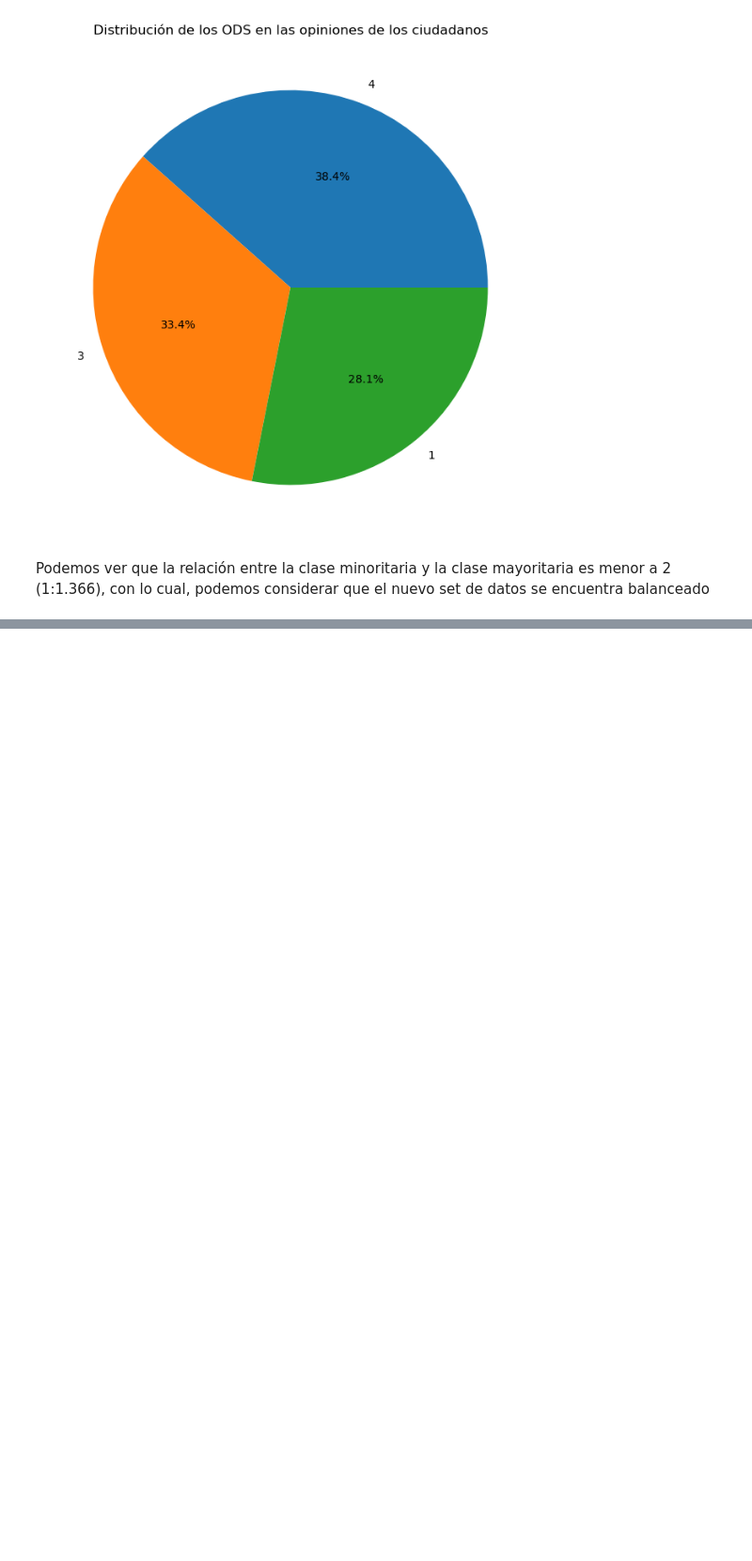
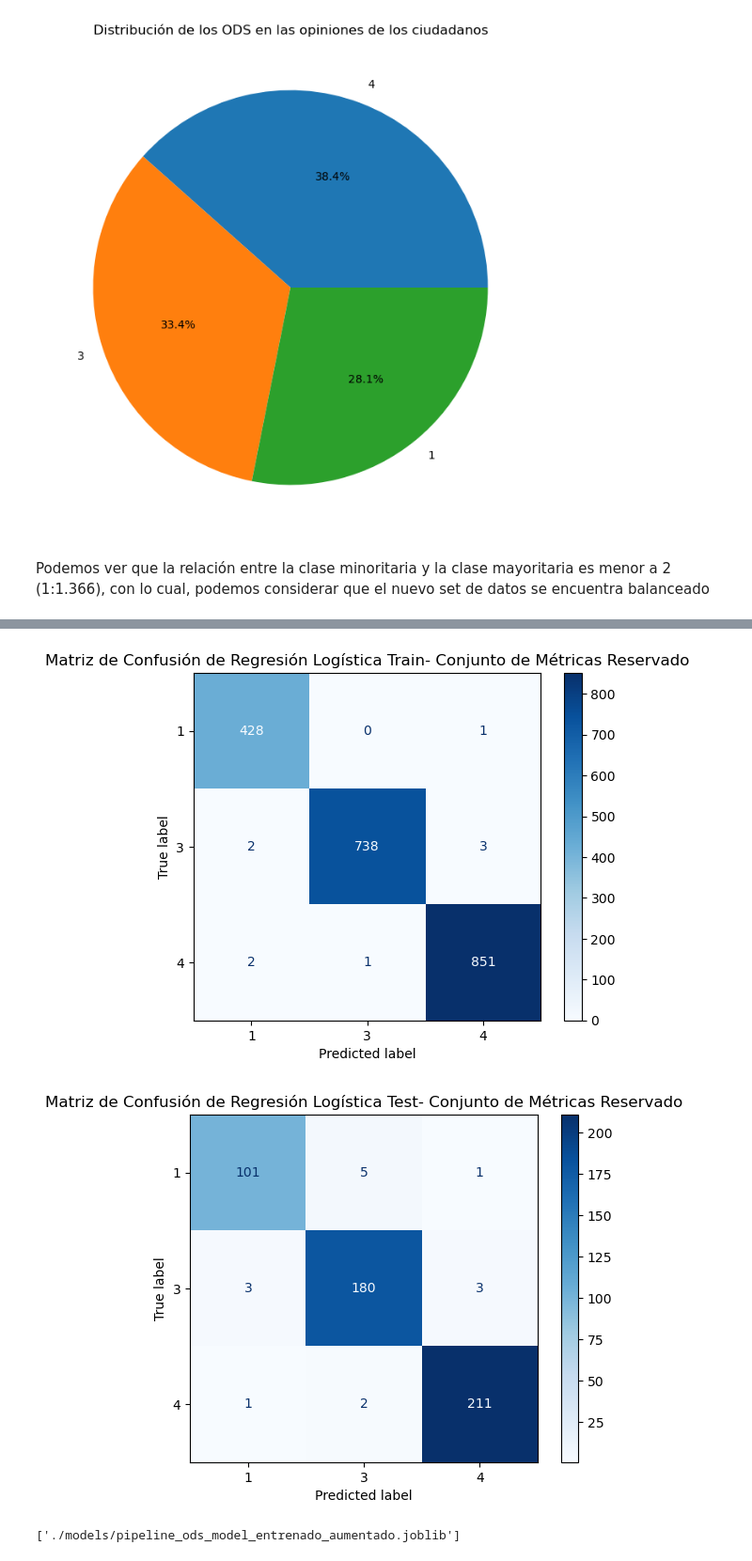
Before and after one commit to AnaHernandez20/Proyecto1E1-BI, a Jupyter notebook: Etapa1_ODS.ipynb, the cells around one changed output, grey strips where cells are left out. Shown at 94% size. Cells and saved outputs as stored; diff of their text form; code cells hidden in the pictures; blank space fills up the shorter version.

```diff
--- a/Etapa1_ODS.ipynb
+++ b/Etapa1_ODS.ipynb
@@ -2758,0 +2897,16 @@ Podemos ver que la relación entre la clase minoritaria y la clase mayoritaria e
+# %%
+from sklearn.model_selection import train_test_split
+import pandas as pd
+import joblib
+
+modelo_parte1 = joblib.load('./models/pipeline_ods_model_entrenado.joblib')
+data_sintetica=pd.read_excel("./data/Datos_proyecto_aumentado.xlsx")
+
+Xsintetica=data_sintetica["textos"].to_list()
+Ysintetica=data_sintetica["labels"]
+
+
+X_train,X_test, y_train, y_test = train_test_split(Xsintetica, Ysintetica, test_size=0.2, random_state=42, stratify=Ysintetica)
+
+#Reentramos el modelo con los nuevos datos
+modelo_parte1.fit(X_train, y_train)
@@ -2758,0 +2927,11 @@ Podemos ver que la relación entre la clase minoritaria y la clase mayoritaria e
+# %%
+from sklearn.metrics import classification_report
+#Para ver cómo anda el modelo, veamos las métricas en el conjunto de entrenamiento y en el de prueba
+y_train_pred=modelo_parte1.predict(X_train)
+y_test_pred=modelo_parte1.predict(X_test)
+print("Resultados del modelo de Regresión Logística en el conjunto de entrenamiento:")
+print(classification_report(y_train, y_train_pred, digits=3))
+
+
+print("Resultados del modelo de Regresión Logística en el conjunto de prueba:")
+print(classification_report(y_test, y_test_pred,  digits=3))
@@ -2758,0 +2956,17 @@ Podemos ver que la relación entre la clase minoritaria y la clase mayoritaria e
+# %%
+from sklearn.metrics import ConfusionMatrixDisplay
+import matplotlib.pyplot as plt
+ConfusionMatrixDisplay.from_predictions(y_train, y_train_pred, cmap="Blues")
+plt.title("Matriz de Confusión de Regresión Logística Train- Conjunto de Métricas Reservado")
+plt.show()
+
+ConfusionMatrixDisplay.from_predictions(y_test, y_test_pred, cmap="Blues")
+plt.title("Matriz de Confusión de Regresión Logística Test- Conjunto de Métricas Reservado")
+plt.show()
+# %% [output]
+[figure, added]
+[figure, added]
+# %%
+joblib.dump(modelo_parte1, "./models/pipeline_ods_model_entrenado_aumentado.joblib")
+# %% [output]
+['./models/pipeline_ods_model_entrenado_aumentado.joblib']
```
Also changed, not shown: parts of 15 cells of this notebook, 1 other file.
